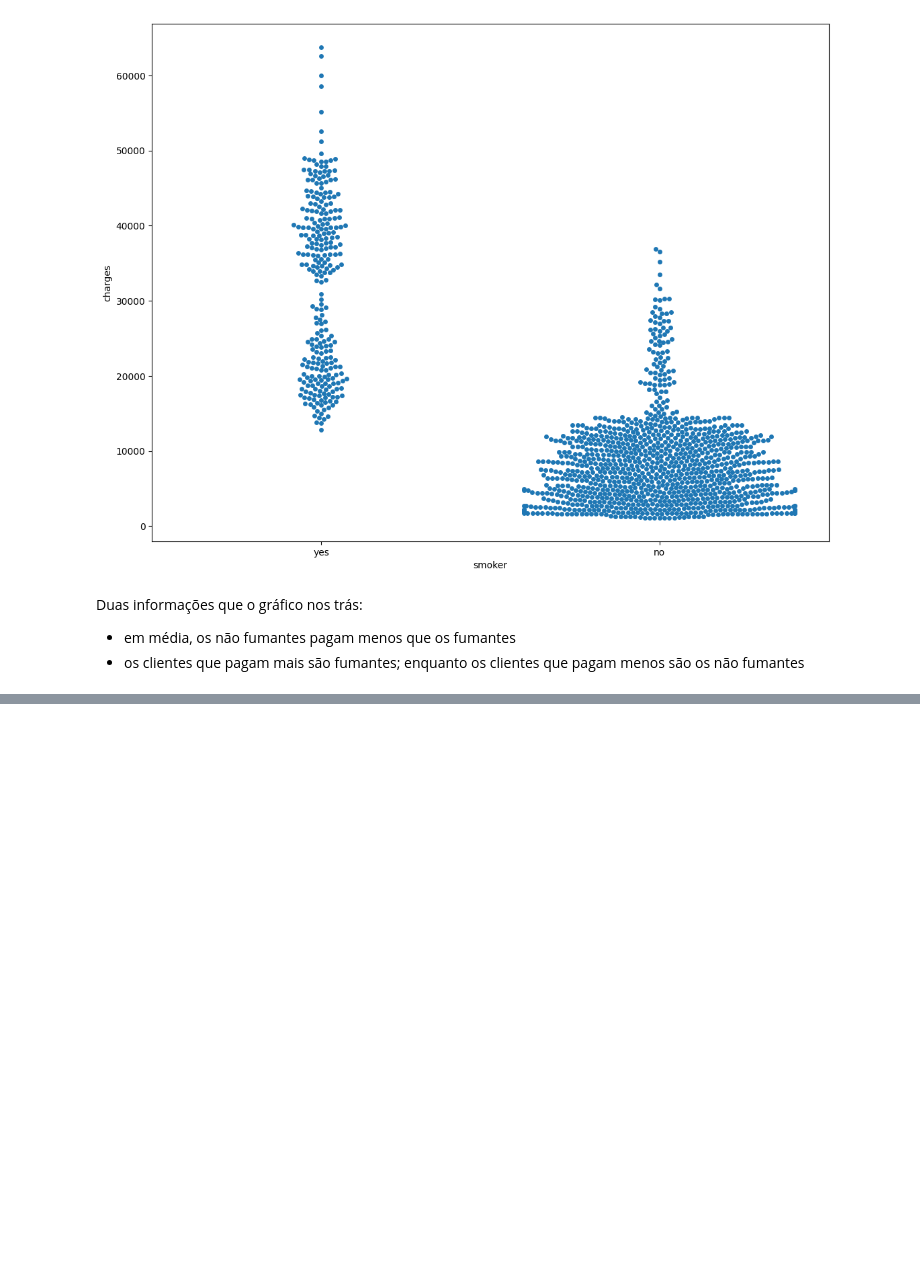
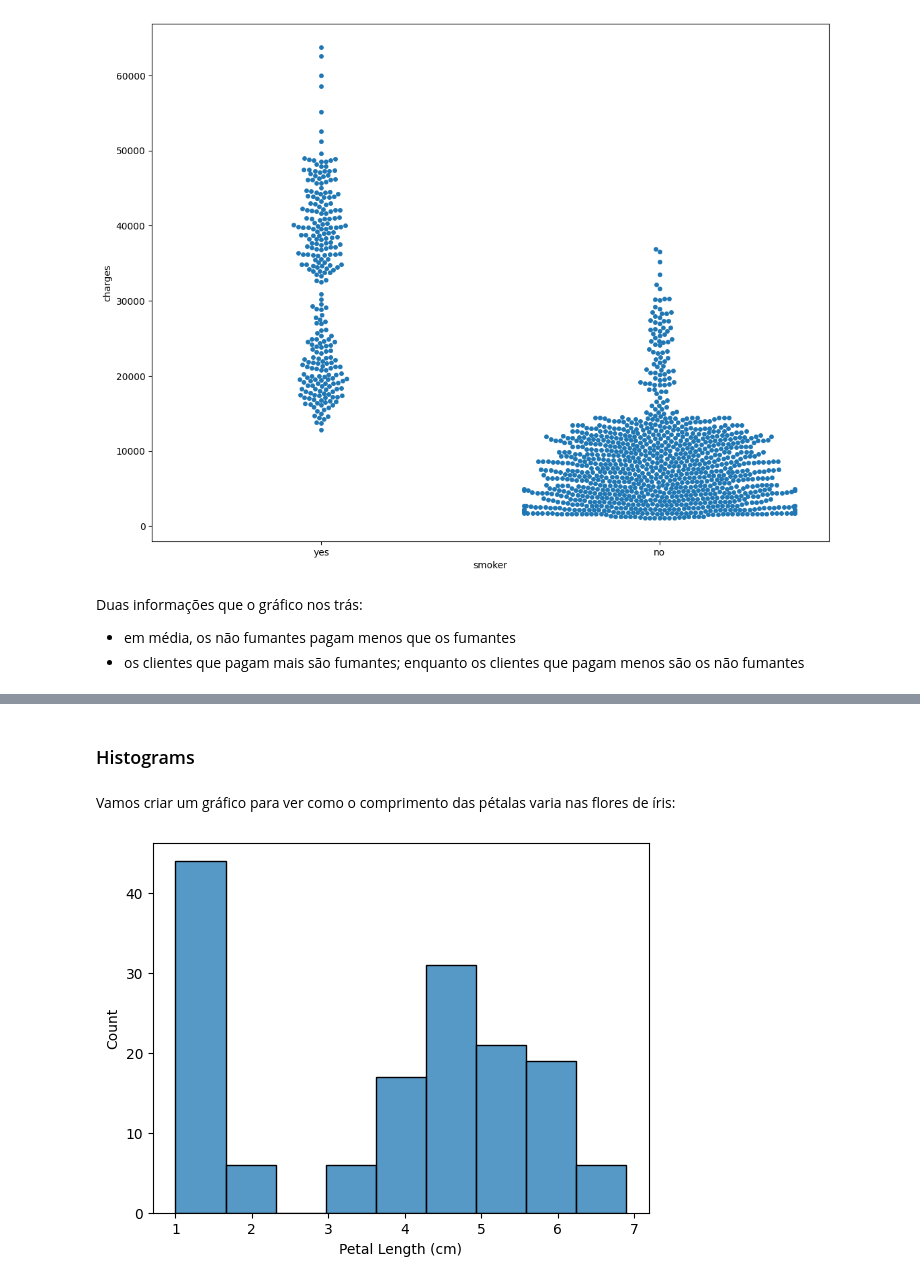
Before and after one commit to kawakami01/kaggle-courses, a Jupyter notebook: Data Visualization Course/kaggle-data-visualization-course.ipynb, the cells around one changed output, grey strips where cells are left out. Saved outputs shown, nothing was run; the diff lists cells and outputs as text; code cells hidden in the pictures; blank space fills up the shorter version.

Commit message:
add data visualization course files

```diff
--- a/Data Visualization Course/kaggle-data-visualization-course.ipynb
+++ b/Data Visualization Course/kaggle-data-visualization-course.ipynb
@@ -262,0 +278,3 @@ Duas informações que o gráfico nos trás:
+# %%
+iris_data = pd.read_csv(r'C:\Users\migsk\Documents\Kaggle Courses\kaggle-courses\Data Visualization Course\interesting-data-to-visualize\iris.csv', low_memory=False, index_col='Id')
+iris_data
@@ -262,0 +296,8 @@ Duas informações que o gráfico nos trás:
+# %% [markdown]
+### Histograms
+# %% [markdown]
+Vamos criar um gráfico para ver como o comprimento das pétalas varia nas flores de íris:
+# %%
+sns.histplot(iris_data['Petal Length (cm)']);
+# %% [output]
+[figure, added]
```
Also changed, not shown: parts of 19 cells of this notebook, 2 other files.
